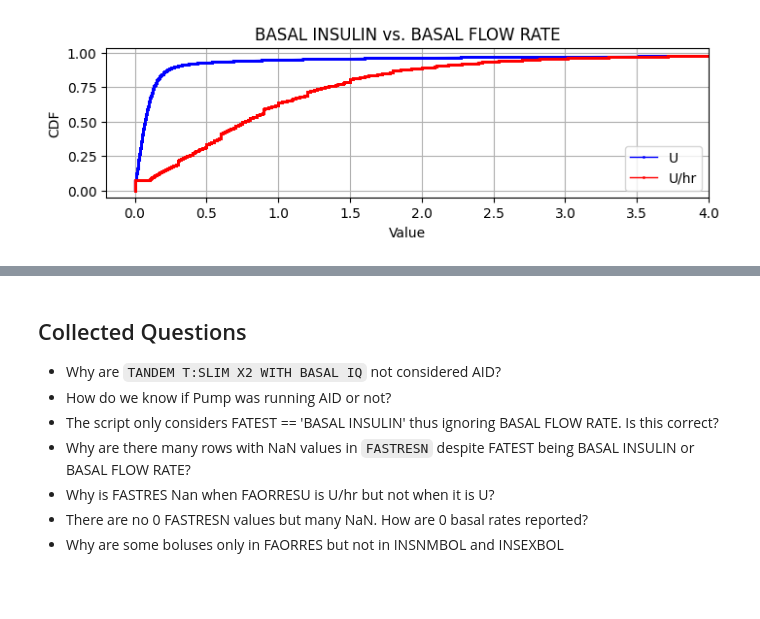
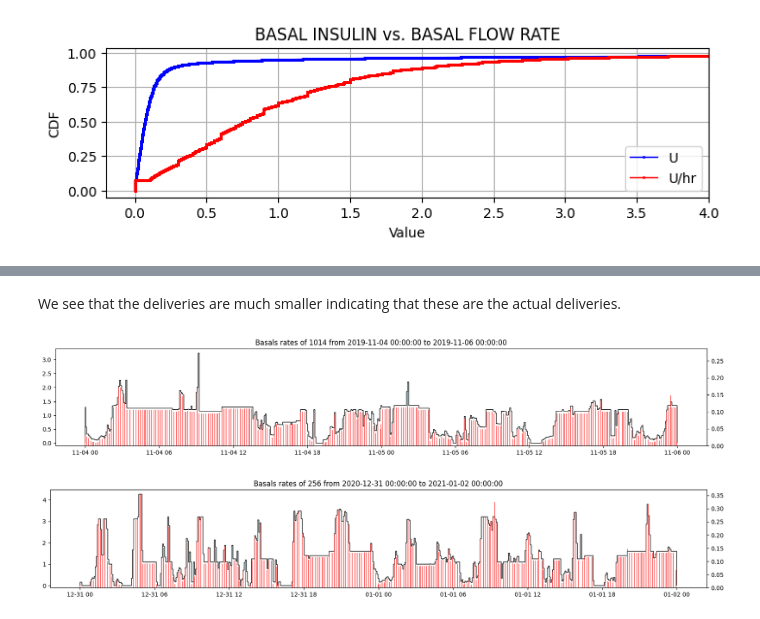
Before and after one commit to nudgebg/egvinsulin, a Jupyter notebook: notebooks/understand-t1dexi-dataset/2025-01-14 - Understand Insulin Data Structures.ipynb, the cells around one changed output, grey strips where cells are left out. Drawn from its saved outputs; the diff is of its cells as text; code cells hidden in the pictures; blank space fills up the shorter version.

Commit message:
[67-t1dexi] Understand bolus and basal structure in T1DExi.

```diff
--- a/notebooks/understand-t1dexi-dataset/2025-01-14 - Understand Insulin Data Structures.ipynb
+++ b/notebooks/understand-t1dexi-dataset/2025-01-14 - Understand Insulin Data Structures.ipynb
@@ -169,3 +161,0 @@ Name: count, dtype: int64
-# %%
-## merge with dx
-facm = pd.merge(facm, dx, on='USUBJID',how='left')
@@ -198,0 +189,7 @@ Inspect Overall relationship between relevant columns
+# %%
+## merge devices to facm
+
+#drop the generic device codes that are duplicates of the true pump before merging
+temp = dx.loc[~dx.DXTRT.isin(['INSULIN PUMP','CLOSED LOOP INSULIN PUMP'])]
+facm = pd.merge(facm, temp, on='USUBJID',how='left')
+display(facm.sample(2))
@@ -550,9 +331,40 @@ facm[['FAORRES','INSNMBOL','INSEXBOL']].sum().plot(kind='bar',figsize=(5,2))
-# %% [markdown]
-## Collected Questions
-- Why are `TANDEM T:SLIM X2 WITH BASAL IQ` not considered AID?
-- How do we know if Pump was running AID or not?
-- The script only considers FATEST == 'BASAL INSULIN' thus ignoring BASAL FLOW RATE. Is this correct?
-- Why are there many rows with NaN values in `FASTRESN` despite FATEST being BASAL INSULIN or BASAL FLOW RATE?
-- Why is FASTRES Nan when FAORRESU is U/hr but not when it is U?
-- There are no 0 FASTRESN values but many NaN. How are 0 basal rates reported?
-- Why are some boluses only in FAORRES but not in INSNMBOL and INSEXBOL
+# %% [markdown]
+We see that the deliveries are much smaller indicating that these are the actual deliveries.
+# %%
+#plot examples for basal flow rates and basal deliveries for
+from src import drawing
+from importlib import reload
+reload(drawing)
+
+#show an example of a flow rate and a basal within the same subject
+#patient_id = np.random.choice(['1542', '1550','1286','389'])
+patient_ids = facm.loc[~facm.DXTRT.isin(['MULTIPLE DAILY INJECTIONS'])].USUBJID.sample(2).values
+for patient_id in patient_ids:#['1542', '389']:
+
+    sub = facm.loc[(facm.USUBJID==patient_id)&(facm.FATEST.notna())].sort_values('FADTC')
+    start = sub.FADTC.min()+timedelta(days=1)
+    dur = timedelta(hours=48)
+    sub = sub.loc[(sub.FADTC>=start)&(sub.FADTC<=start+dur)]
+
+    sub_flow_rates = sub.loc[sub.FATEST=='BASAL FLOW RATE']
+    sub_basals = sub.loc[sub.FATEST=='BASAL INSULIN']
+
+    #draw basal delivery rates
+    plt.figure(figsize=(20,3)); ax=plt.gca()
+    drawing.drawAbsoluteBasalRates(ax,sub_flow_rates.FADTC.values, sub_flow_rates.FAORRES.values,label='U/hr',hatch=None)
+
+    #draw individual basal deliveries
+    twinx = ax.twinx()
+    drawing.drawBoluses(twinx,sub_basals.FADTC, sub_basals.FAORRES,label='U',width=timedelta(minutes=1))
+    plt.title(f'Basals rates of {patient_id} from {start} to {start+dur}');
+
+    # draw Nan deliveries as red xs at zero
+    nan_flow_rates = sub_flow_rates.loc[sub_flow_rates.FAORRES.isna()]
+    plt.scatter(nan_flow_rates.FADTC, [0]*len(nan_flow_rates), color='red', marker='v', s=100)
+
+    # Set ylim to current limits but reduce minimum by 0.1
+    ylim = ax.get_ylim()
+    ax.set_ylim(ylim[0] - 0.1, ylim[1])
+# %% [output]
+[figure, added]
+[figure, added]
```
Also changed, not shown: parts of 74 cells of this notebook, 1 other file.
